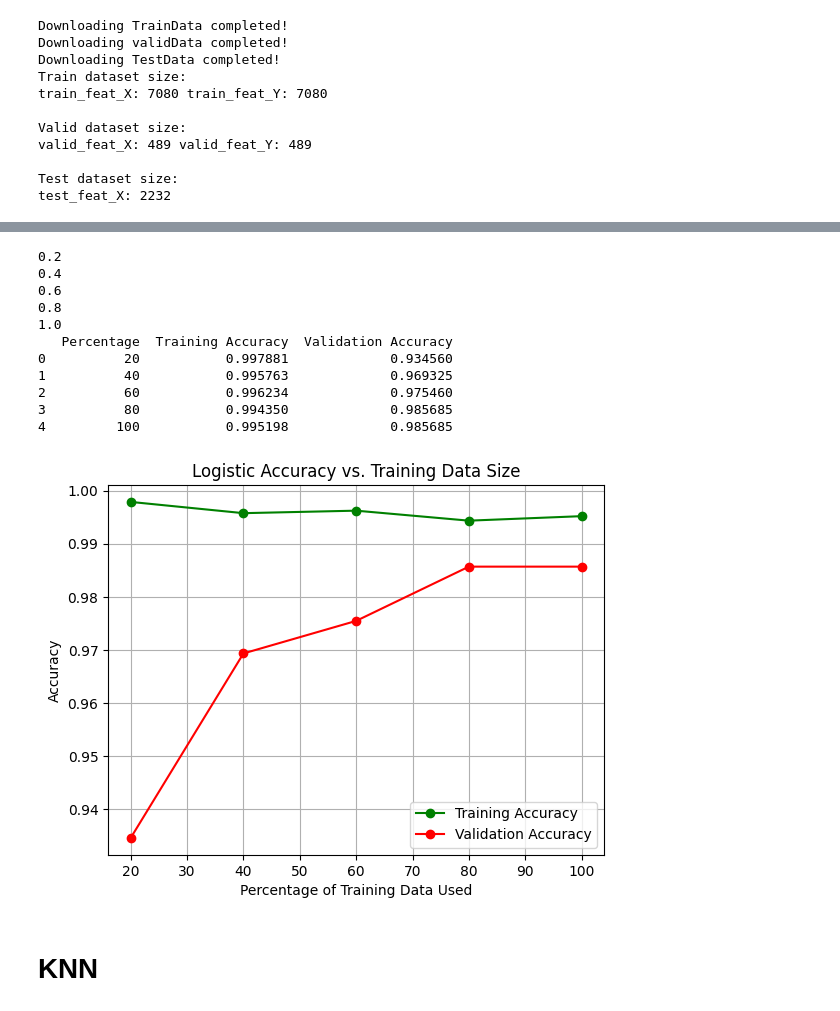
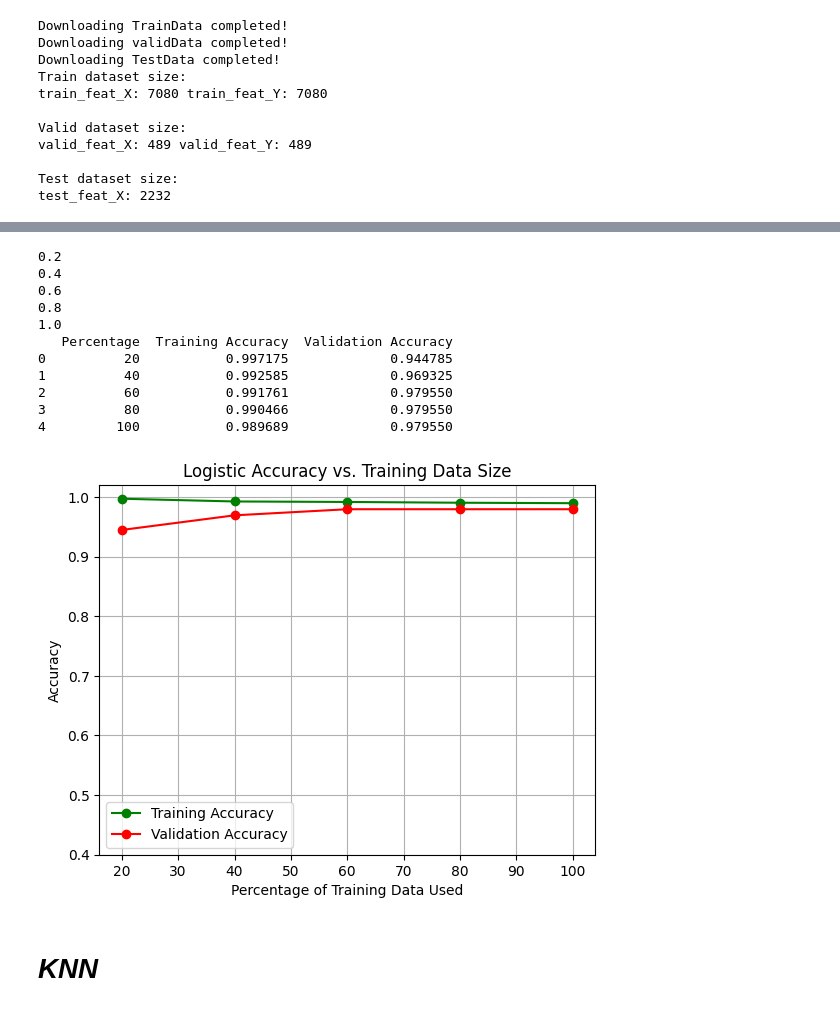
Before and after one commit to psarath22/CS771_M1, a Jupyter notebook: codes/Task1_feature.ipynb, the cells around one changed output, grey strips where cells are left out. Drawn from its saved outputs; the diff is of its cells as text; code cells hidden in the pictures.

```diff
--- a/codes/Task1_feature.ipynb
+++ b/codes/Task1_feature.ipynb
@@ -0,0 +276,24 @@
+# %%
+# Train SVM classifier
+svm_classifier = SVC(kernel='linear')  # You can also experiment with other kernels
+svm_classifier.fit(X_train, train_feat_Y)
+
+# Predict classes for validation data
+valid_predictions = svm_classifier.predict(X_valid)
+train_predictions = svm_classifier.predict(X_train)
+
+# Calculate validation accuracy
+valid_accuracy = accuracy_score(valid_feat_Y, valid_predictions)
+print(f"Validation Accuracy with SVM: {valid_accuracy}")
+
+# Calculate validation accuracy
+train_accuracy = accuracy_score(train_feat_Y, train_predictions)
+print(f"Train Accuracy with SVM: {train_accuracy}")
+
+f1 = f1_score(valid_feat_Y, valid_predictions, average='weighted')
+print(f"f1 score with SVM: {f1}")
+
+n_weights = svm_classifier.coef_.size  # Number of weights
+n_intercepts = svm_classifier.intercept_.size  # Number of intercepts
+n_params = n_weights + n_intercepts
+print(f"Number of trainable parameters: {n_params}")
@@ -80,10 +457,17 @@ X_test = np.array([feat for feat in test_feat_X])
 print(X_test.shape)
 
 X_train = np.array([feat.flatten() for feat in X_train])
+X_valid = np.array([feat.flatten() for feat in X_valid])
+X_test = np.array([feat.flatten() for feat in X_test])
+
+from sklearn.decomposition import PCA
+n_components = 200
+pca = PCA(n_components=n_components)
+X_train = pca.fit_transform(X_train)
+X_valid = pca.transform(X_valid)
+X_test = pca.transform(X_test)
 print(X_train.shape)
-X_valid = np.array([feat.flatten() for feat in X_valid])
 print(X_valid.shape)
-X_test = np.array([feat.flatten() for feat in X_test])
 print(X_test.shape)
 # %% [output]
 (7080, 13, 768)
@@ -161,41 +545,42 @@ data = {
     "Validation Accuracy": valid_accuracies
 }
 
 accuracy_df = pd.DataFrame(data)
 print(accuracy_df)
 
 # Plot the accuracies with different colors for train and validation accuracy
 plt.plot([int(p * 100) for p in train_percentages], train_accuracies, label='Training Accuracy', color='green', marker='o')
 plt.plot([int(p * 100) for p in train_percentages], valid_accuracies, label='Validation Accuracy', color='red', marker='o')
 
 # Add labels and title
+plt.ylim(0.4, 1.02)
 plt.xlabel('Percentage of Training Data Used')
 plt.ylabel('Accuracy')
 plt.title('Logistic Accuracy vs. Training Data Size')
 
 # Display legend
 plt.legend()
 
 # Add grid for better readability
 plt.grid(True)
 
 # Show the plot
 plt.show()
 # %% [output]
 0.2
 0.4
 0.6
 0.8
 1.0
    Percentage  Training Accuracy  Validation Accuracy
-0          20           0.997881             0.934560
-1          40           0.995763             0.969325
-2          60           0.996234             0.975460
-3          80           0.994350             0.985685
-4         100           0.995198             0.985685
+0          20           0.997175             0.944785
+1          40           0.992585             0.969325
+2          60           0.991761             0.979550
+3          80           0.990466             0.979550
+4         100           0.989689             0.979550
-[figure, old version]
+[figure, new version]
 # %% [markdown]
-# **KNN**
+# ***KNN***
 # %%
 from sklearn.neighbors import KNeighborsClassifier
 
```
Also changed, not shown: parts of 24 cells of this notebook, 1 other file.
